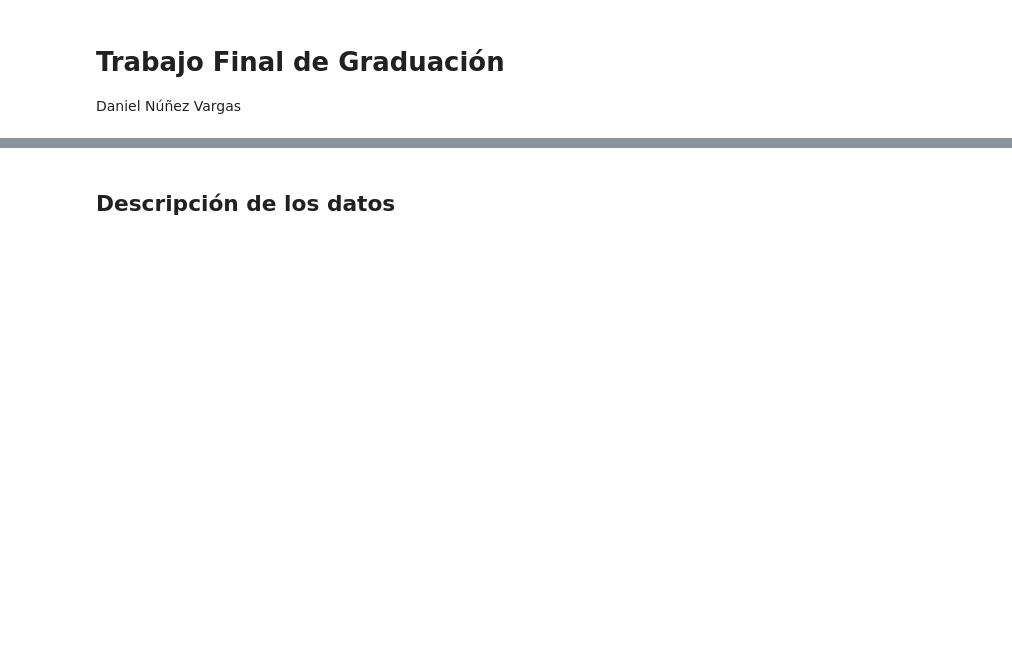
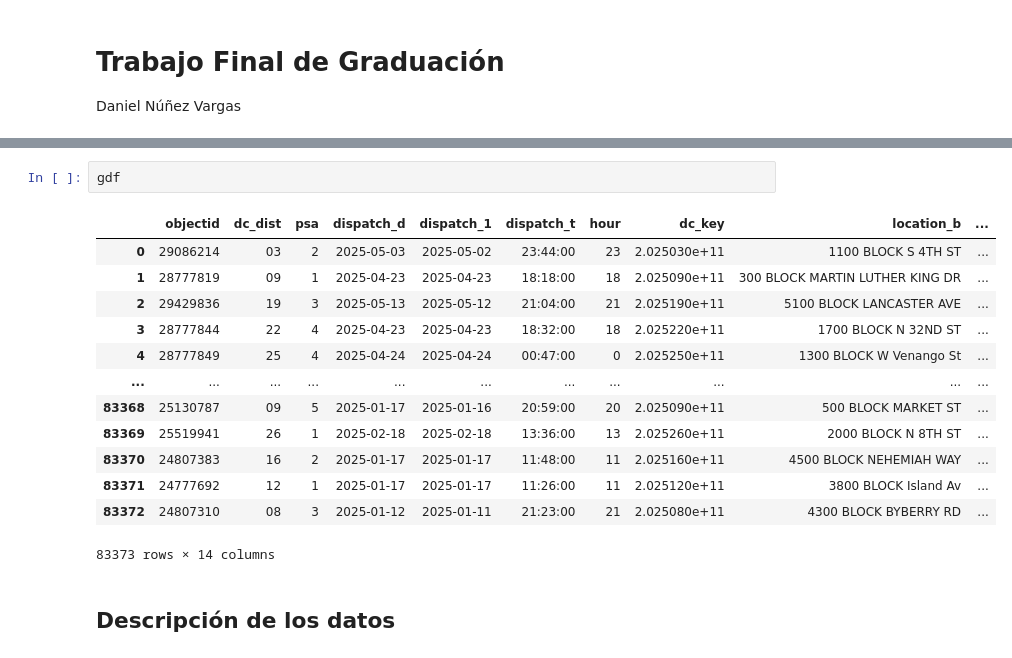
Before and after one commit to dnunez29/Trabajo-Final-Graduacion, a Jupyter notebook: Scripts/TFM_DanielNunezVargas.ipynb, the cells around one changed output, grey strips where cells are left out. Saved outputs shown, nothing was run; the diff lists cells and outputs as text; blank space fills up the shorter version.

```diff
--- a/Scripts/TFM_DanielNunezVargas.ipynb
+++ b/Scripts/TFM_DanielNunezVargas.ipynb
@@ -26,3 +30,19 @@ df.head(10)
+# %%
+gdf
+# %% [output]
+|  | objectid | dc_dist | psa | dispatch_d | dispatch_1 | dispatch_t | hour | dc_key | location_b | ... |
+| 0 | 29086214 | 03 | 2 | 2025-05-03 | 2025-05-02 | 23:44:00 | 23 | 2.025030e+11 | 1100 BLOCK S 4TH ST | ... |
+| 1 | 28777819 | 09 | 1 | 2025-04-23 | 2025-04-23 | 18:18:00 | 18 | 2.025090e+11 | 300 BLOCK MARTIN LUTHER KING DR | ... |
+| 2 | 29429836 | 19 | 3 | 2025-05-13 | 2025-05-12 | 21:04:00 | 21 | 2.025190e+11 | 5100 BLOCK LANCASTER AVE | ... |
+| 3 | 28777844 | 22 | 4 | 2025-04-23 | 2025-04-23 | 18:32:00 | 18 | 2.025220e+11 | 1700 BLOCK N 32ND ST | ... |
+| 4 | 28777849 | 25 | 4 | 2025-04-24 | 2025-04-24 | 00:47:00 | 0 | 2.025250e+11 | 1300 BLOCK W Venango St | ... |
+| ... | ... | ... | ... | ... | ... | ... | ... | ... | ... | ... |
+| 83368 | 25130787 | 09 | 5 | 2025-01-17 | 2025-01-16 | 20:59:00 | 20 | 2.025090e+11 | 500 BLOCK MARKET ST | ... |
+| 83369 | 25519941 | 26 | 1 | 2025-02-18 | 2025-02-18 | 13:36:00 | 13 | 2.025260e+11 | 2000 BLOCK N 8TH ST | ... |
+| 83370 | 24807383 | 16 | 2 | 2025-01-17 | 2025-01-17 | 11:48:00 | 11 | 2.025160e+11 | 4500 BLOCK NEHEMIAH WAY | ... |
+| 83371 | 24777692 | 12 | 1 | 2025-01-17 | 2025-01-17 | 11:26:00 | 11 | 2.025120e+11 | 3800 BLOCK Island Av | ... |
+| 83372 | 24807310 | 08 | 3 | 2025-01-12 | 2025-01-11 | 21:23:00 | 21 | 2.025080e+11 | 4300 BLOCK BYBERRY RD | ... |
+83373 rows × 14 columns
 # %% [markdown]
 ## Descripción de los datos
 # %% [markdown]
```
Also changed, not shown: parts of 16 cells of this notebook, 10 other files.
